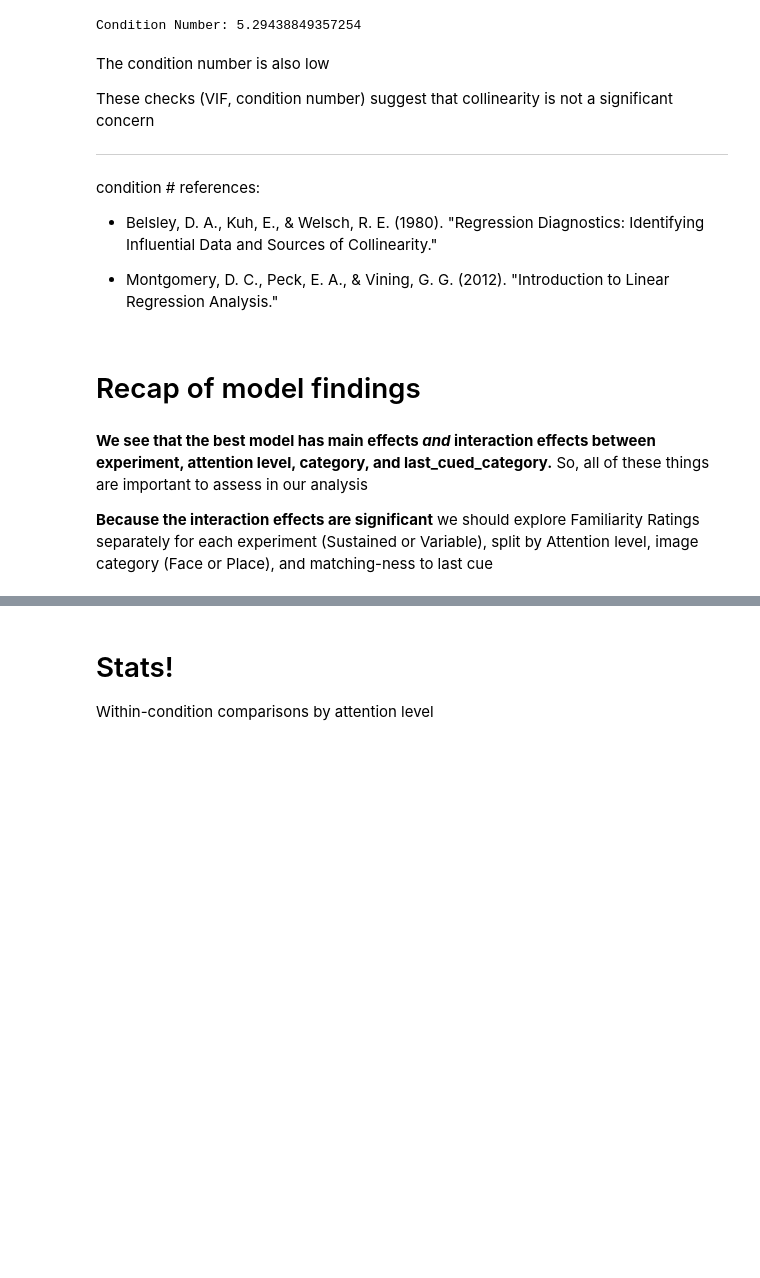
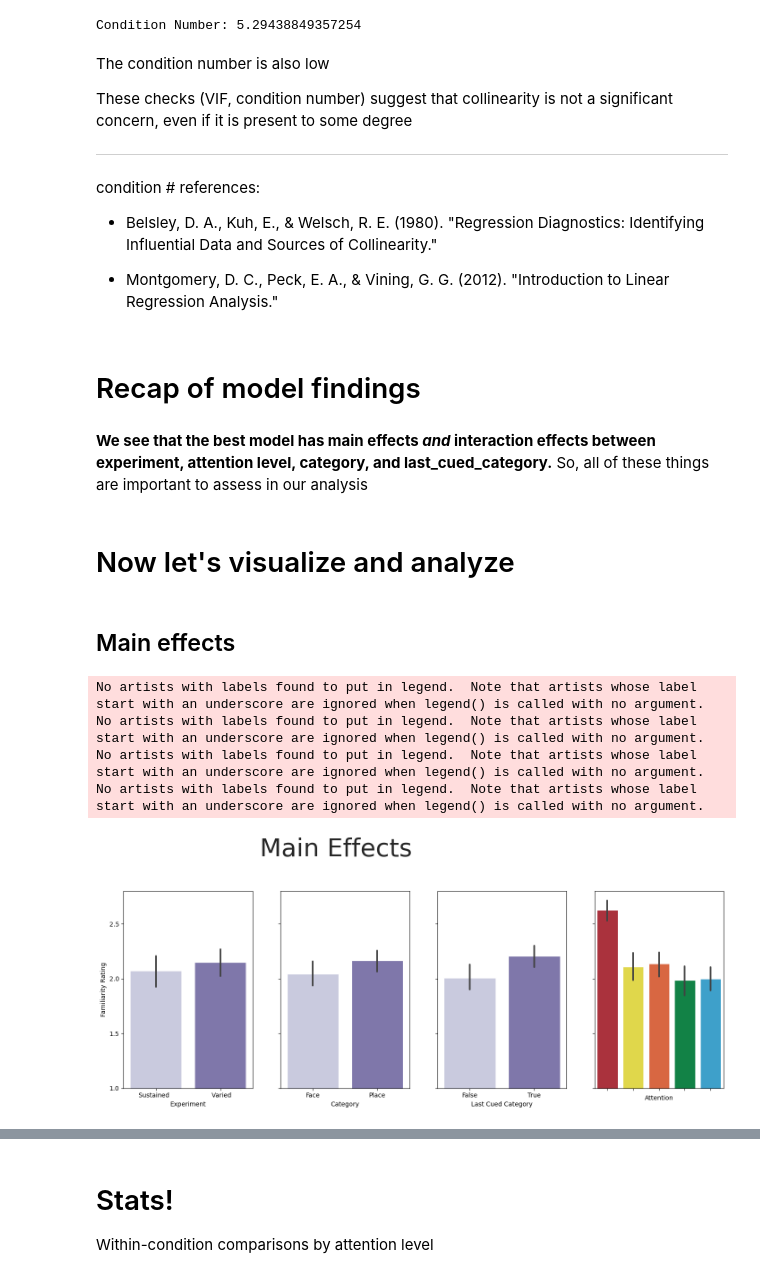
Before and after one commit to KirstensGitHub/attention-memory-task, a Jupyter notebook: code/analysis.ipynb, the cells around one changed output, grey strips where cells are left out. Saved outputs shown, nothing was run; the diff lists cells and outputs as text; code cells hidden in the pictures; blank space fills up the shorter version.

Commit message:
added plots for sust exp and var exp

```diff
--- a/code/analysis.ipynb
+++ b/code/analysis.ipynb
@@ -568,7 +573,7 @@ Condition Number: 5.29438849357254
 # %% [markdown]
 The condition number is also low
 
-These checks (VIF, condition number) suggest that collinearity is not a significant concern
+These checks (VIF, condition number) suggest that collinearity is not a significant concern, even if it is present to some degree
 
 --------------------------------------------------
 
@@ -581,5 +586,68 @@ condition # references:<br/>
 # %% [markdown]
 **We see that the best model has main effects *and* interaction effects between experiment, attention level, category, and last_cued_category.**
 So, all of these things are important to assess in our analysis
-
-**Because the interaction effects are significant** we should explore Familiarity Ratings separately for each experiment (Sustained or Variable), split by Attention level, image category (Face or Place), and matching-ness to last cue
+# %% [markdown]
+# Now let's visualize and analyze
+# %% [markdown]
+## Main effects
+# %%
+# make the subplots
+fig, (ax1, ax2, ax3, ax4) = plt.subplots(1, 4, gridspec_kw={'width_ratios': [2, 2, 2, 2]}, figsize=(20, 7))
+y_lim = 2.8
+sns.set_style("white")
+sns.set(font_scale=3)
+
+# SUBPLOT 1
+sns.set_style("white")
+ax1 = sns.barplot(data=df.groupby(['Experiment', 'Subject'], as_index=False).mean(),
+                  x='Experiment', y='Familiarity Rating', ax=ax1, palette='Purples')
+ax1.set_xticklabels(['Sustained  ',' Varied'])
+ax1.set_ylim(1, y_lim)
+ax1.legend().remove()
+
+# SUBPLOT 2
+sns.set_style("white")
+ax2 = sns.barplot(data=df.groupby(['Category', 'Subject'], as_index=False).mean(),
+                  x='Category', y='Familiarity Rating', ax=ax2, palette='Purples')
+ax2.set_ylim(1, y_lim)
+ax2.set_yticklabels(['' for _ in range(len(ax2.get_yticklabels()))])
+ax2.set_ylabel('')
+ax2.legend().remove()
+
+# SUBPLOT 3
+sns.set_style("white")
+ax3 = sns.barplot(data=df.groupby(['Subject', 'Cue_match'], as_index=False).mean(),
+                  x='Cue_match', y='Familiarity Rating', ax=ax3, palette='Purples', order=[False,True])
+ax3.set_ylim(1, y_lim)
+ax3.set_xlabel('Last Cued Category')
+ax3.set_yticklabels(['' for _ in range(len(ax3.get_yticklabels()))])
+ax3.set_ylabel('')
+ax3.legend().remove()
+
+
+# SUBPLOT 4
+sns.set_style("white")
+ax4 = sns.barplot(data=df.groupby(['Subject', 'Attention'], as_index=False).mean(),
+                  x='Attention', y='Familiarity Rating', ax=ax4, palette=attention_colors,
+                 order = ['Attended', 'Attended location', 'Attended category', 'Unattended', 'Novel'])
+ax4.set_ylim(1, 2.8)
+ax4.set_xticklabels(['' for _ in range(len(ax4.get_xticklabels()))])
+ax4.set_yticklabels(['' for _ in range(len(ax4.get_yticklabels()))])
+ax4.set_ylabel('')
+ax4.legend().remove()
+
+
+# big title
+suptitle = plt.suptitle("Main Effects", fontsize=40)
+suptitle.set_position([0.29, 0.94])  # Adjust the position
+
+# plot it
+plt.tight_layout(rect=(0, 0, 0.75, 1))
+plt.savefig('main_effects.pdf')
+plt.show()
+# %% [output]
+No artists with labels found to put in legend.  Note that artists whose label start with an underscore are ignored when legend() is called with no argument.
+No artists with labels found to put in legend.  Note that artists whose label start with an underscore are ignored when legend() is called with no argument.
+No artists with labels found to put in legend.  Note that artists whose label start with an underscore are ignored when legend() is called with no argument.
+No artists with labels found to put in legend.  Note that artists whose label start with an underscore are ignored when legend() is called with no argument.
+[figure, added]
```
Also changed, not shown: parts of 9 cells of this notebook.
